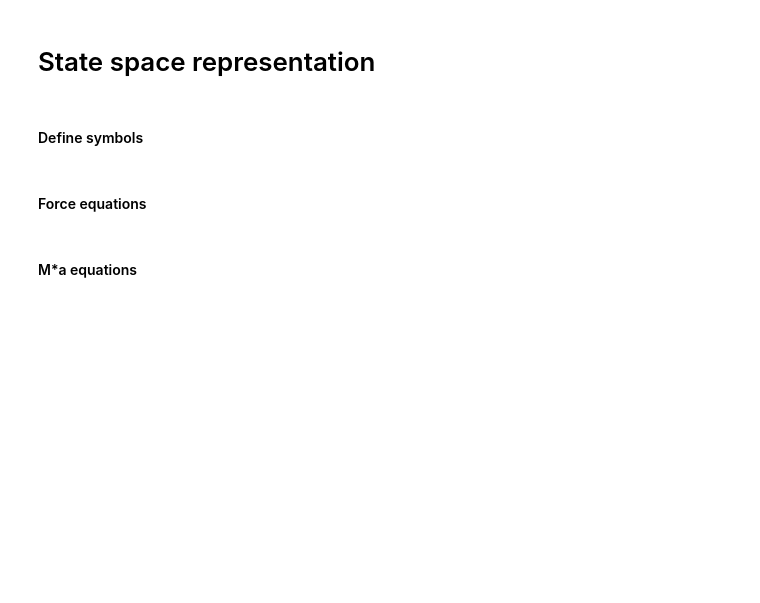
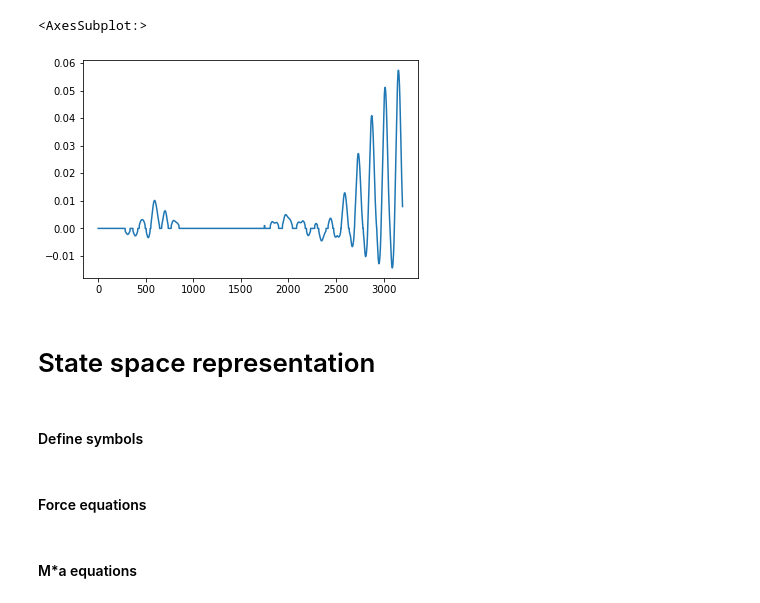
Before and after one commit to frederikt0ft/ROTV-modeling-and-control, a Jupyter notebook: Control/Control_Development.ipynb, the cells around one changed output. Saved outputs shown, nothing was run; the diff lists cells and outputs as text; code cells hidden in the pictures; blank space fills up the shorter version.

```diff
--- a/Control/Control_Development.ipynb
+++ b/Control/Control_Development.ipynb
@@ -32,3 +58,8 @@ df["pitch"].plot()
+# %%
+df["roll"].plot()
+# %% [output]
+<AxesSubplot:>
+[figure, added]
 # %% [markdown]
 # State space representation
 # %% [markdown]
```
Also changed, not shown: parts of 10 cells of this notebook, 3 other files.
